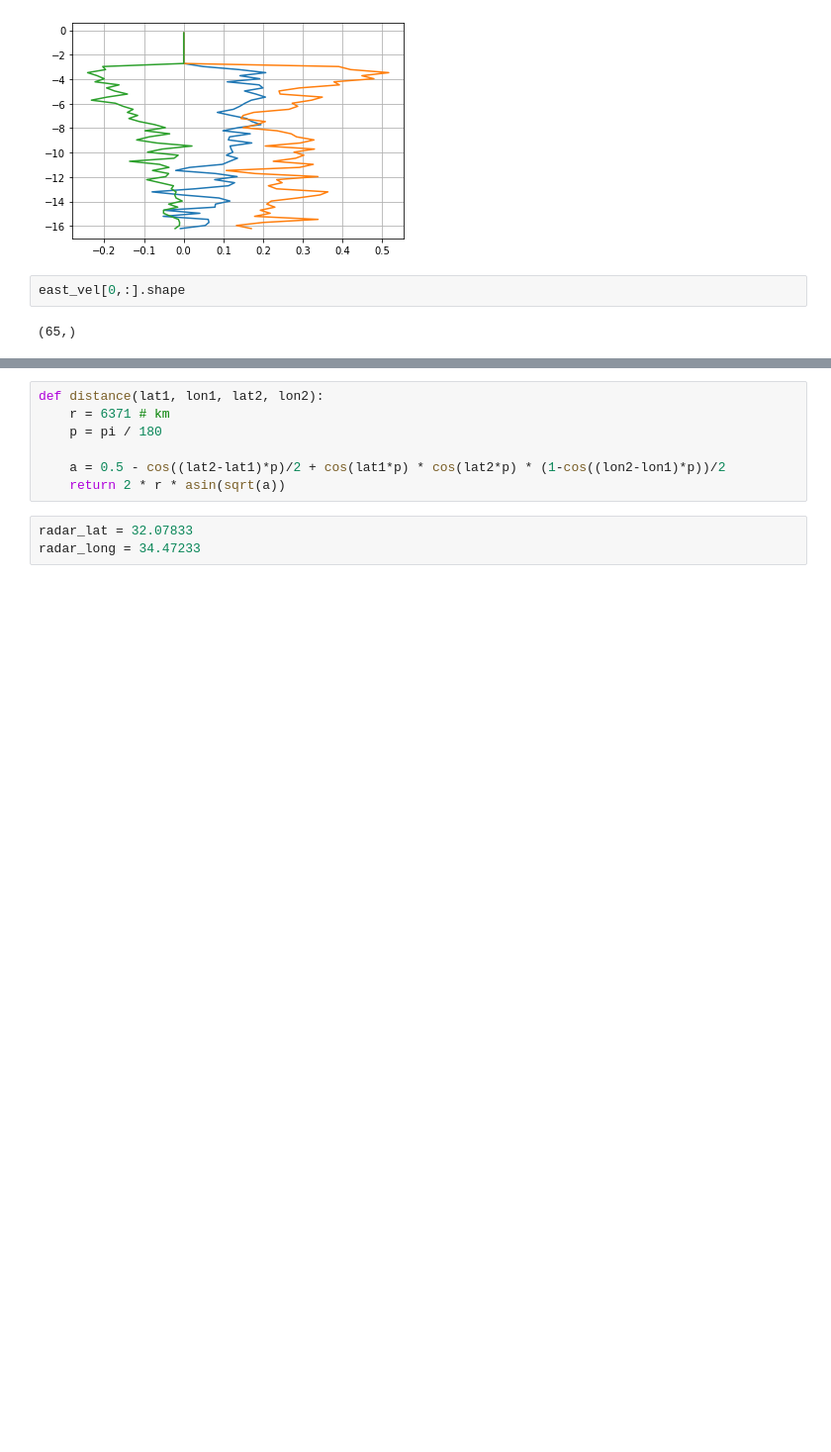
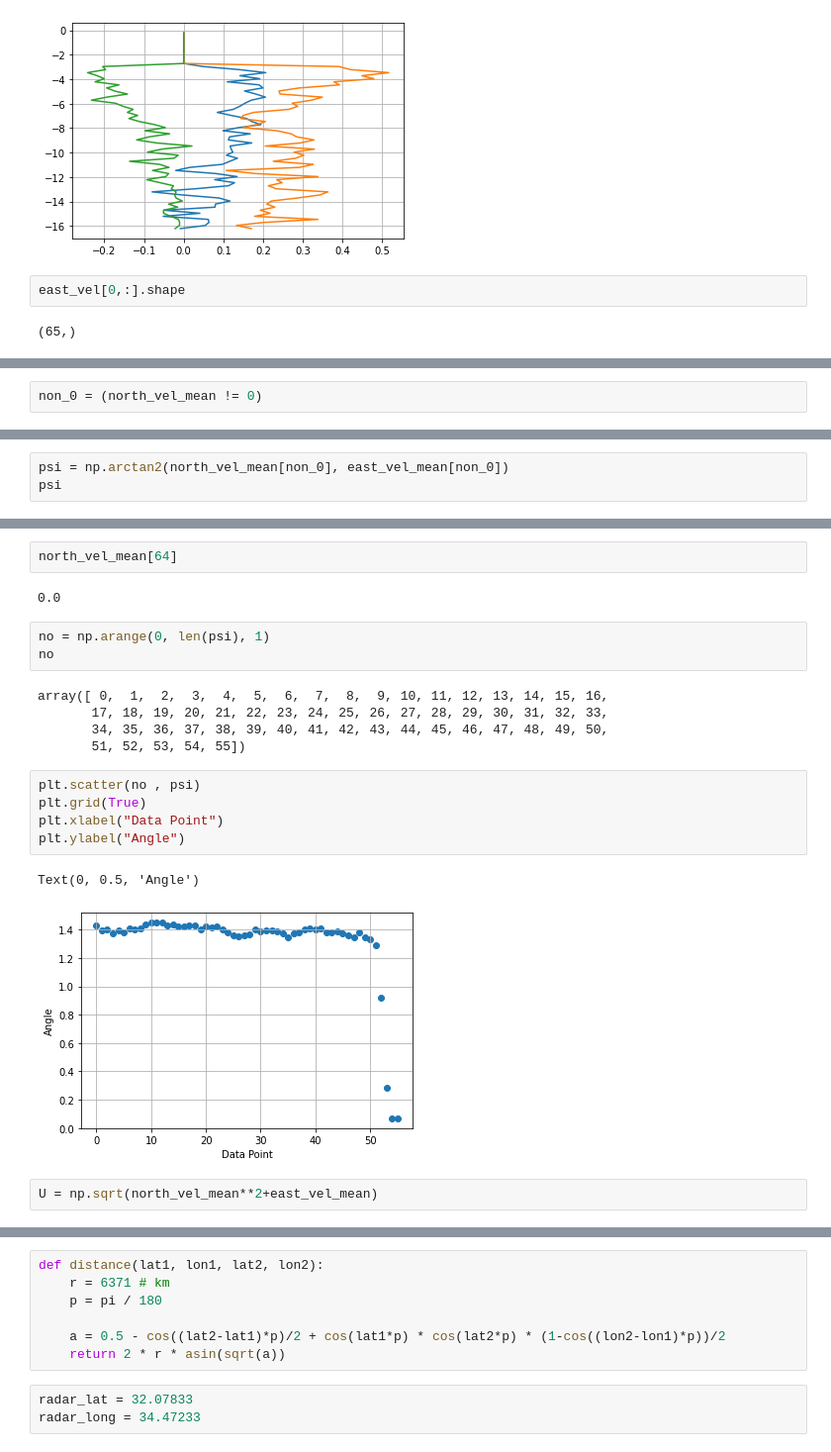
Before and after one commit to joeyanderson1/4th-Year-Thesis, a Jupyter notebook: ADCP Data.ipynb, the cells around one changed output, grey strips where cells are left out. Shown at 99% size. Cells and saved outputs as stored; diff of their text form; blank space fills up the shorter version.

Commit message:
Angle Plotted
Angle Plotted

```diff
--- a/ADCP Data.ipynb
+++ b/ADCP Data.ipynb
@@ -60,0 +60,2 @@ time_start
+# %%
+non_0 = (north_vel_mean != 0)
@@ -60,0 +77,3 @@ time_start
+# %%
+psi = np.arctan2(north_vel_mean[non_0], east_vel_mean[non_0])
+psi
@@ -60,0 +93,22 @@ time_start
+# %%
+north_vel_mean[64]
+# %% [output]
+0.0
+# %%
+no = np.arange(0, len(psi), 1)
+no
+# %% [output]
+array([ 0,  1,  2,  3,  4,  5,  6,  7,  8,  9, 10, 11, 12, 13, 14, 15, 16,
+       17, 18, 19, 20, 21, 22, 23, 24, 25, 26, 27, 28, 29, 30, 31, 32, 33,
+       34, 35, 36, 37, 38, 39, 40, 41, 42, 43, 44, 45, 46, 47, 48, 49, 50,
+       51, 52, 53, 54, 55])
+# %%
+plt.scatter(no , psi)
+plt.grid(True)
+plt.xlabel("Data Point")
+plt.ylabel("Angle")
+# %% [output]
+Text(0, 0.5, 'Angle')
+[figure, added]
+# %%
+U = np.sqrt(north_vel_mean**2+east_vel_mean)
```
Also changed, not shown: parts of 6 cells of this notebook.
